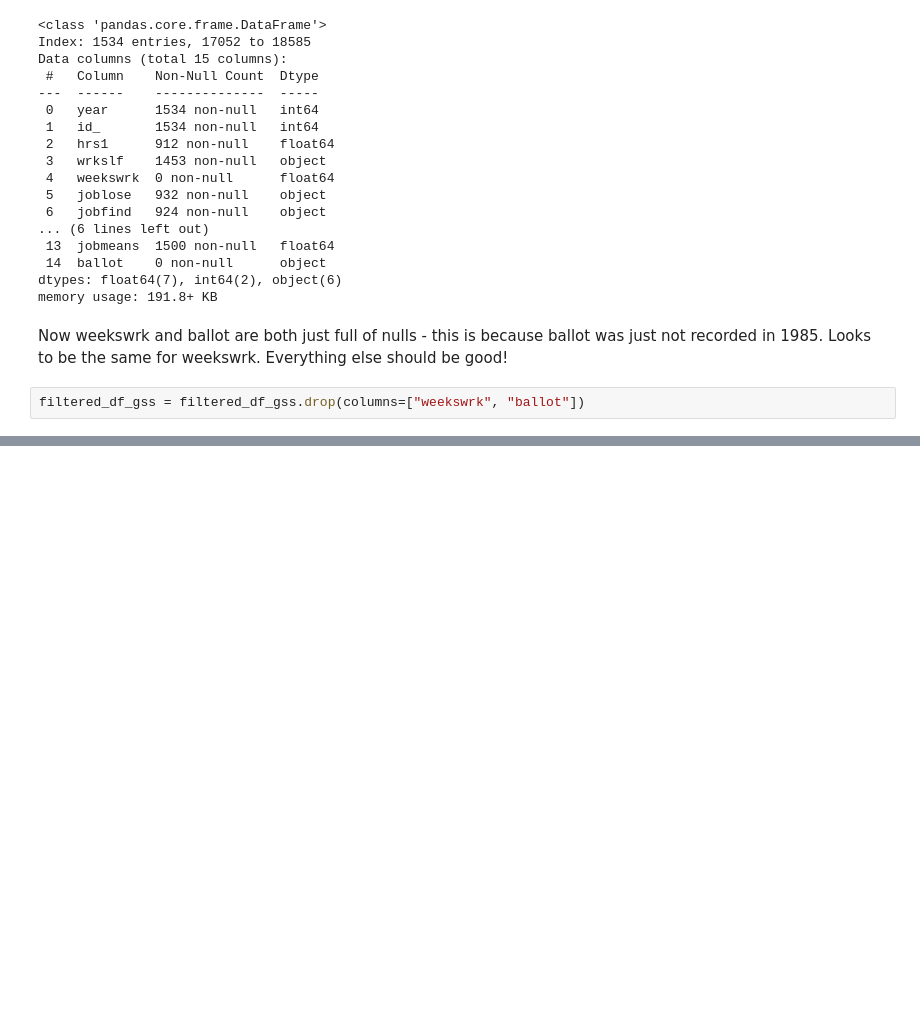
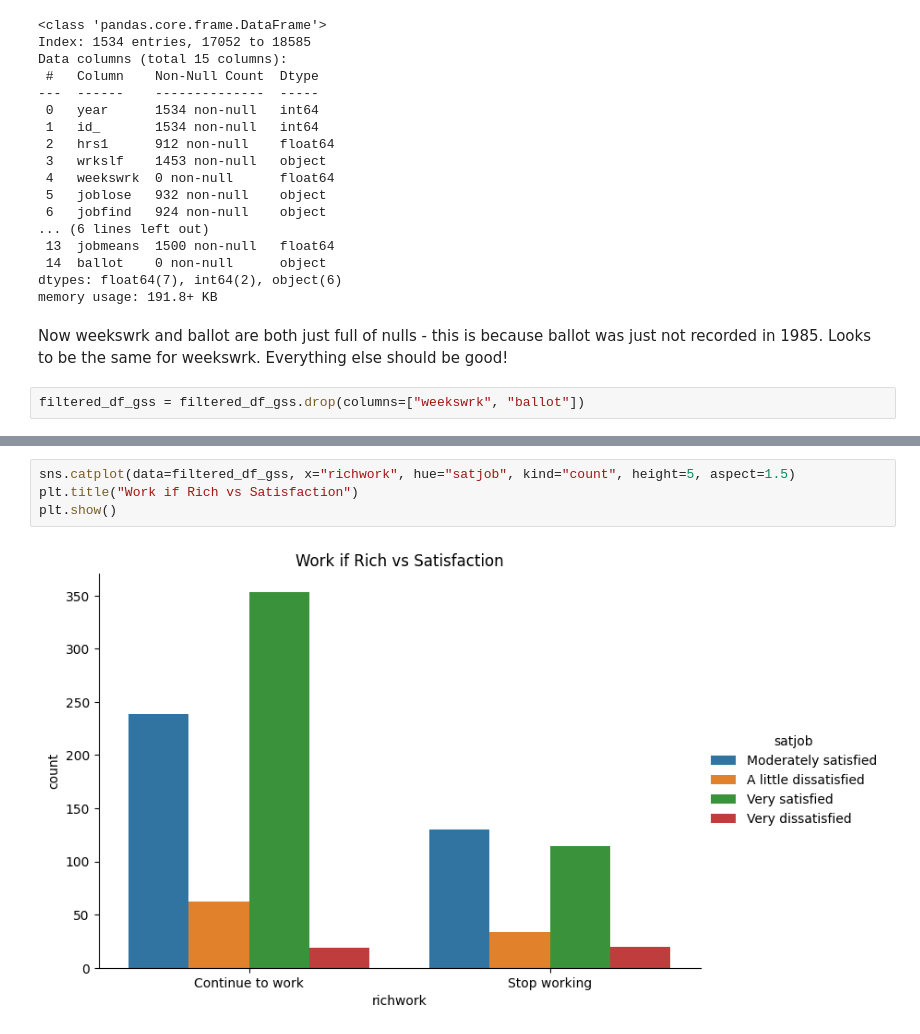
Before and after one commit to Jonuhthan/lab_eda, a Jupyter notebook: lab_notebook.ipynb, the cells around one changed output, grey strips where cells are left out. Cells and saved outputs as stored; diff of their text form; blank space fills up the shorter version.

```diff
--- a/lab_notebook.ipynb
+++ b/lab_notebook.ipynb
@@ -324,0 +386,6 @@ filtered_df_gss = filtered_df_gss.drop(columns=["weekswrk", "ballot"])
+# %%
+sns.catplot(data=filtered_df_gss, x="richwork", hue="satjob", kind="count", height=5, aspect=1.5)
+plt.title("Work if Rich vs Satisfaction")
+plt.show()
+# %% [output]
+[figure, added]
```
Also changed, not shown: parts of 18 cells of this notebook.
